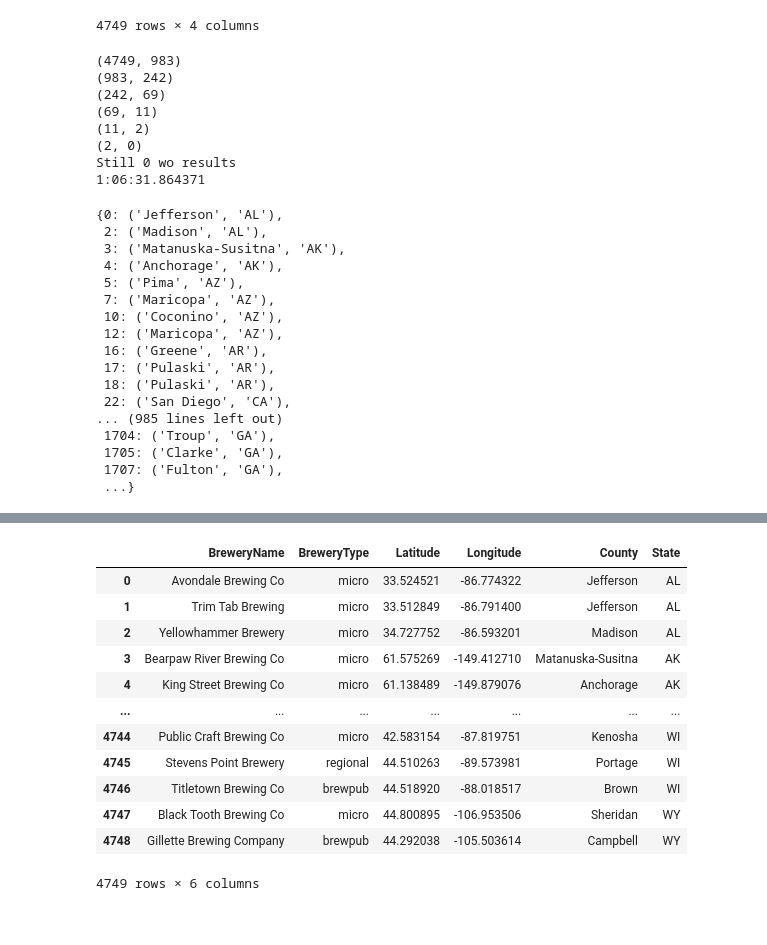
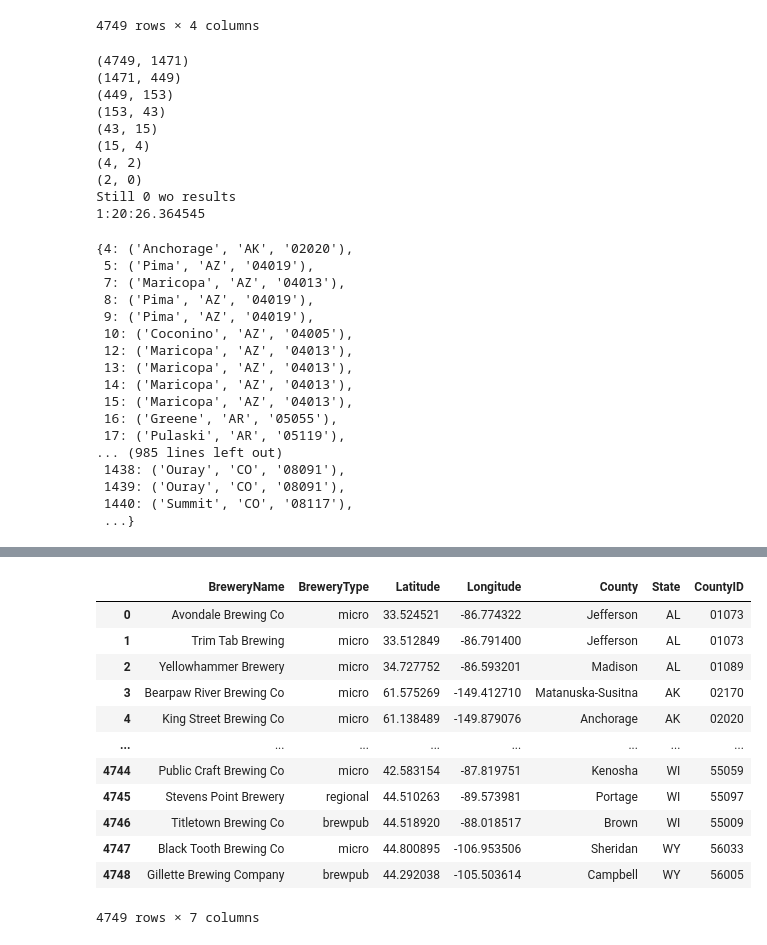
Before and after one commit to jd2v/BreweryProject2, a Jupyter notebook: breweryAPItobreweryCSVv2.ipynb, the cells around one changed output, grey strips where cells are left out. Saved outputs shown, nothing was run; the diff lists cells and outputs as text; code cells hidden in the pictures.

Commit message:
updated brewery data with county code, added demographic CSV

```diff
--- a/breweryAPItobreweryCSVv2.ipynb
+++ b/breweryAPItobreweryCSVv2.ipynb
@@ -85,6 +85,7 @@ brewery_df_filter
 # %%
 brewcounties = []
 brewstates = []
+brewcountycodes = []
 
 breweries_without_results = []
 
@@ -106,7 +107,8 @@ while len(breweries_without_results) > 0 and attempt <= 40:
             api_result = cg.coordinates(x=x, y=y)
             county = api_result['Counties'][0]['BASENAME']
             state = api_result['States'][0]['STUSAB']
-            brewery_api_results[index] = (county, state)
+            countycode = api_result['Counties'][0]['STATE'] + api_result['Counties'][0]['COUNTY']
+            brewery_api_results[index] = (county, state, countycode)
         except Exception as e:
             breweries_with_errors.append((index, x, y))
 
@@ -142,38 +144,42 @@ brewery_api_results
 
 # brewcounties
 # %% [output]
-(4749, 983)
-(983, 242)
-(242, 69)
-(69, 11)
-(11, 2)
+(4749, 1471)
+(1471, 449)
+(449, 153)
+(153, 43)
+(43, 15)
+(15, 4)
+(4, 2)
 (2, 0)
 Still 0 wo results
-1:06:31.864371
+1:20:26.364545
-{0: ('Jefferson', 'AL'),
- 2: ('Madison', 'AL'),
- 3: ('Matanuska-Susitna', 'AK'),
- 4: ('Anchorage', 'AK'),
- 5: ('Pima', 'AZ'),
- 7: ('Maricopa', 'AZ'),
- 10: ('Coconino', 'AZ'),
- 12: ('Maricopa', 'AZ'),
- 16: ('Greene', 'AR'),
- 17: ('Pulaski', 'AR'),
- 18: ('Pulaski', 'AR'),
- 22: ('San Diego', 'CA'),
+{4: ('Anchorage', 'AK', '02020'),
+ 5: ('Pima', 'AZ', '04019'),
+ 7: ('Maricopa', 'AZ', '04013'),
+ 8: ('Pima', 'AZ', '04019'),
+ 9: ('Pima', 'AZ', '04019'),
+ 10: ('Coconino', 'AZ', '04005'),
+ 12: ('Maricopa', 'AZ', '04013'),
+ 13: ('Maricopa', 'AZ', '04013'),
+ 14: ('Maricopa', 'AZ', '04013'),
+ 15: ('Maricopa', 'AZ', '04013'),
+ 16: ('Greene', 'AR', '05055'),
+ 17: ('Pulaski', 'AR', '05119'),
 ... (985 lines left out)
- 1704: ('Troup', 'GA'),
- 1705: ('Clarke', 'GA'),
- 1707: ('Fulton', 'GA'),
+ 1438: ('Ouray', 'CO', '08091'),
+ 1439: ('Ouray', 'CO', '08091'),
+ 1440: ('Summit', 'CO', '08117'),
  ...}
 # %%
 brewstates = []
 brewcounties = []
+brewcountycodes = []
 
-for i, (county, state) in sorted(brewery_api_results.items()):
+for i, (county, state, countycode) in sorted(brewery_api_results.items()):
     brewcounties.append(county)
     brewstates.append(state)
+    brewcountycodes.append(countycode)
 
 brewcounties
 # %% [output]
@@ -197,22 +203,23 @@ brewcounties
 # %%
 brewery_df_filter["County"] = brewcounties
 brewery_df_filter["State"] = brewstates
+brewery_df_filter["CountyID"] = brewcountycodes
 
 brewery_df_filter
 # %% [output]
-|  | BreweryName | BreweryType | Latitude | Longitude | County | State |
-| 0 | Avondale Brewing Co | micro | 33.524521 | -86.774322 | Jefferson | AL |
-| 1 | Trim Tab Brewing | micro | 33.512849 | -86.791400 | Jefferson | AL |
-| 2 | Yellowhammer Brewery | micro | 34.727752 | -86.593201 | Madison | AL |
-| 3 | Bearpaw River Brewing Co | micro | 61.575269 | -149.412710 | Matanuska-Susitna | AK |
-| 4 | King Street Brewing Co | micro | 61.138489 | -149.879076 | Anchorage | AK |
-| ... | ... | ... | ... | ... | ... | ... |
-| 4744 | Public Craft Brewing Co | micro | 42.583154 | -87.819751 | Kenosha | WI |
-| 4745 | Stevens Point Brewery | regional | 44.510263 | -89.573981 | Portage | WI |
-| 4746 | Titletown Brewing Co | brewpub | 44.518920 | -88.018517 | Brown | WI |
-| 4747 | Black Tooth Brewing Co | micro | 44.800895 | -106.953506 | Sheridan | WY |
-| 4748 | Gillette Brewing Company | brewpub | 44.292038 | -105.503614 | Campbell | WY |
+|  | BreweryName | BreweryType | Latitude | Longitude | County | State | CountyID |
+| 0 | Avondale Brewing Co | micro | 33.524521 | -86.774322 | Jefferson | AL | 01073 |
+| 1 | Trim Tab Brewing | micro | 33.512849 | -86.791400 | Jefferson | AL | 01073 |
+| 2 | Yellowhammer Brewery | micro | 34.727752 | -86.593201 | Madison | AL | 01089 |
+| 3 | Bearpaw River Brewing Co | micro | 61.575269 | -149.412710 | Matanuska-Susitna | AK | 02170 |
+| 4 | King Street Brewing Co | micro | 61.138489 | -149.879076 | Anchorage | AK | 02020 |
+| ... | ... | ... | ... | ... | ... | ... | ... |
+| 4744 | Public Craft Brewing Co | micro | 42.583154 | -87.819751 | Kenosha | WI | 55059 |
+| 4745 | Stevens Point Brewery | regional | 44.510263 | -89.573981 | Portage | WI | 55097 |
+| 4746 | Titletown Brewing Co | brewpub | 44.518920 | -88.018517 | Brown | WI | 55009 |
+| 4747 | Black Tooth Brewing Co | micro | 44.800895 | -106.953506 | Sheridan | WY | 56033 |
+| 4748 | Gillette Brewing Company | brewpub | 44.292038 | -105.503614 | Campbell | WY | 56005 |
-4749 rows × 6 columns
+4749 rows × 7 columns
 # %%
 brewery_df_filter.to_csv("breweries_v1.csv")
 # %%
```
Also changed, not shown: parts of 2 cells of this notebook, 4 other files.
